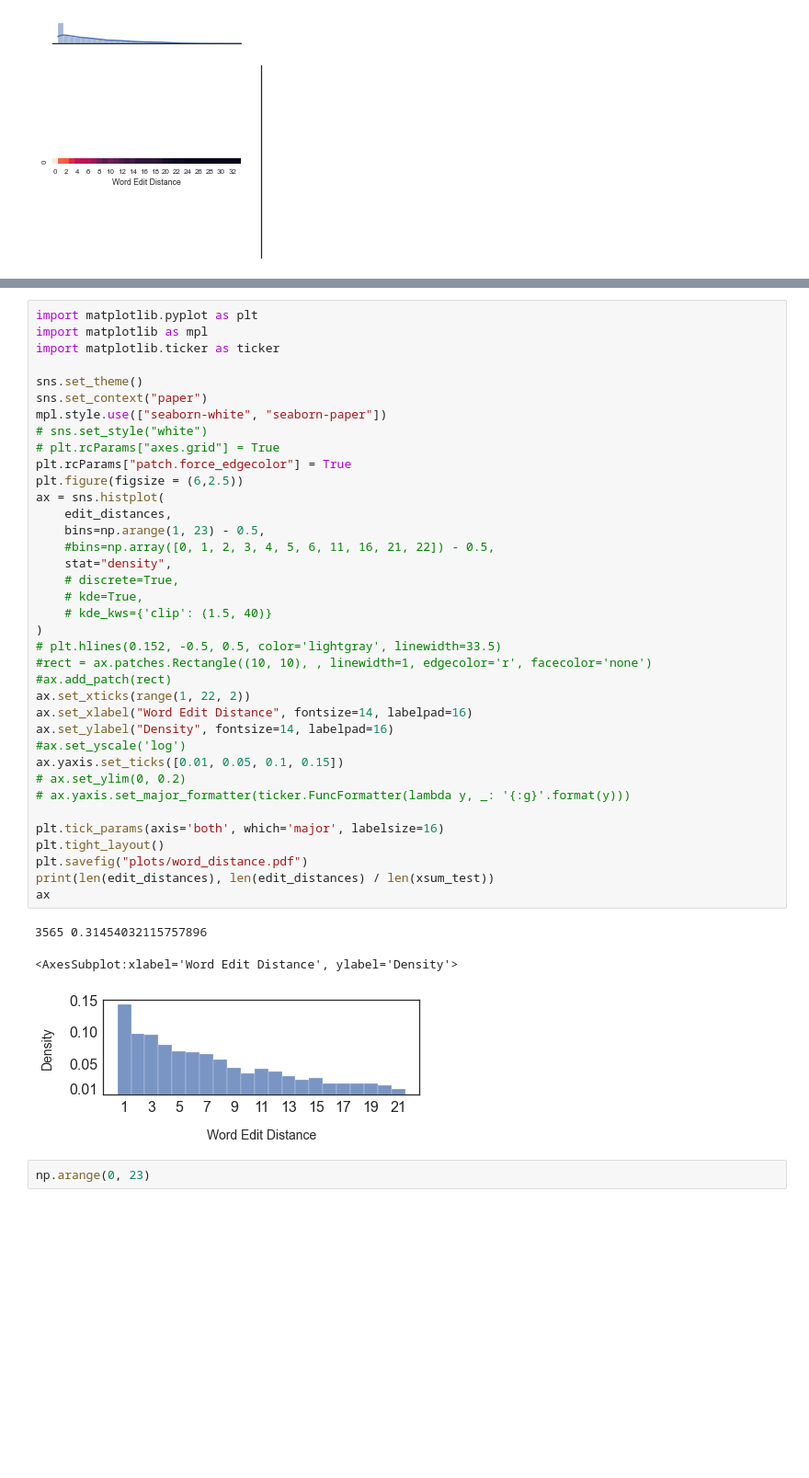
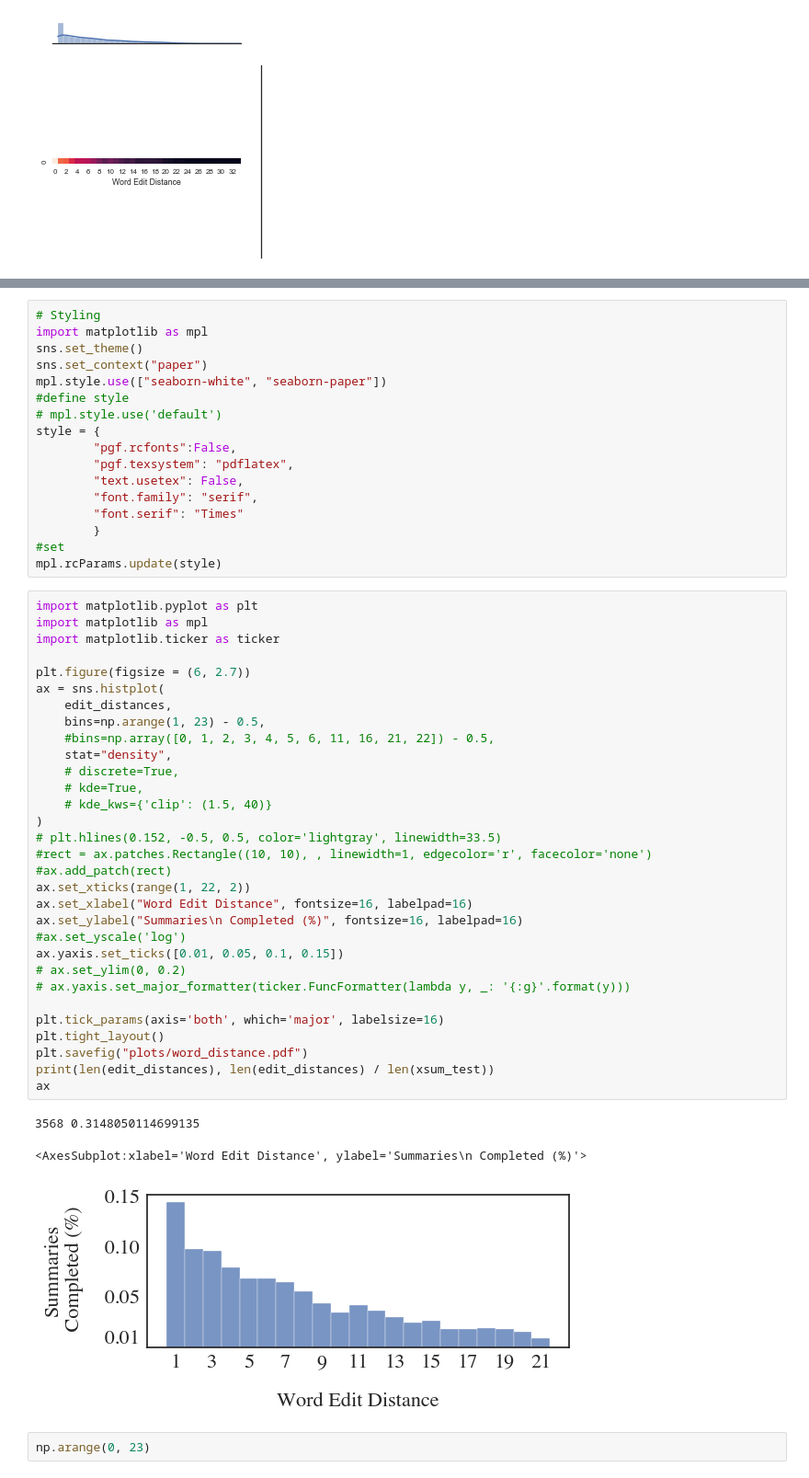
Before and after one commit to danton-nlp/GEF, a Jupyter notebook: iteration_changes.ipynb, the cells around one changed output, grey strips where cells are left out. Shown at 92% size. Cells and saved outputs as stored; diff of their text form; blank space fills up the shorter version.

Commit message:
Updated iteration changes plot

```diff
--- a/iteration_changes.ipynb
+++ b/iteration_changes.ipynb
@@ -167,44 +167,55 @@ np.unique(
+# %%
+# Styling
+import matplotlib as mpl
+sns.set_theme()
+sns.set_context("paper")
+mpl.style.use(["seaborn-white", "seaborn-paper"])
+#define style
+# mpl.style.use('default')
+style = {
+        "pgf.rcfonts":False,
+        "pgf.texsystem": "pdflatex",
+        "text.usetex": False,
+        "font.family": "serif",
+        "font.serif": "Times"
+        }
+#set
+mpl.rcParams.update(style)
 # %%
 import matplotlib.pyplot as plt
 import matplotlib as mpl
 import matplotlib.ticker as ticker
 
-sns.set_theme()
-sns.set_context("paper")
-mpl.style.use(["seaborn-white", "seaborn-paper"])
-# sns.set_style("white")
-# plt.rcParams["axes.grid"] = True
-plt.rcParams["patch.force_edgecolor"] = True
-plt.figure(figsize = (6,2.5))
+plt.figure(figsize = (6, 2.7))
 ax = sns.histplot(
     edit_distances,
     bins=np.arange(1, 23) - 0.5,
     #bins=np.array([0, 1, 2, 3, 4, 5, 6, 11, 16, 21, 22]) - 0.5,
     stat="density",
     # discrete=True,
     # kde=True,
     # kde_kws={'clip': (1.5, 40)}
 )
 # plt.hlines(0.152, -0.5, 0.5, color='lightgray', linewidth=33.5)
 #rect = ax.patches.Rectangle((10, 10), , linewidth=1, edgecolor='r', facecolor='none')
 #ax.add_patch(rect)
 ax.set_xticks(range(1, 22, 2))
-ax.set_xlabel("Word Edit Distance", fontsize=14, labelpad=16)
-ax.set_ylabel("Density", fontsize=14, labelpad=16)
+ax.set_xlabel("Word Edit Distance", fontsize=16, labelpad=16)
+ax.set_ylabel("Summaries\n Completed (%)", fontsize=16, labelpad=16)
 #ax.set_yscale('log')
 ax.yaxis.set_ticks([0.01, 0.05, 0.1, 0.15])
 # ax.set_ylim(0, 0.2)
 # ax.yaxis.set_major_formatter(ticker.FuncFormatter(lambda y, _: '{:g}'.format(y)))
 
 plt.tick_params(axis='both', which='major', labelsize=16)
 plt.tight_layout()
 plt.savefig("plots/word_distance.pdf")
 print(len(edit_distances), len(edit_distances) / len(xsum_test))
 ax
 # %% [output]
-3565 0.31454032115757896
+3568 0.3148050114699135
-<AxesSubplot:xlabel='Word Edit Distance', ylabel='Density'>
+<AxesSubplot:xlabel='Word Edit Distance', ylabel='Summaries\n Completed (%)'>
-[figure, old version]
+[figure, new version]
 # %%
 np.arange(0, 23)
 # %% [output]
```
Also changed, not shown: parts of 8 cells of this notebook, 1 other file.
